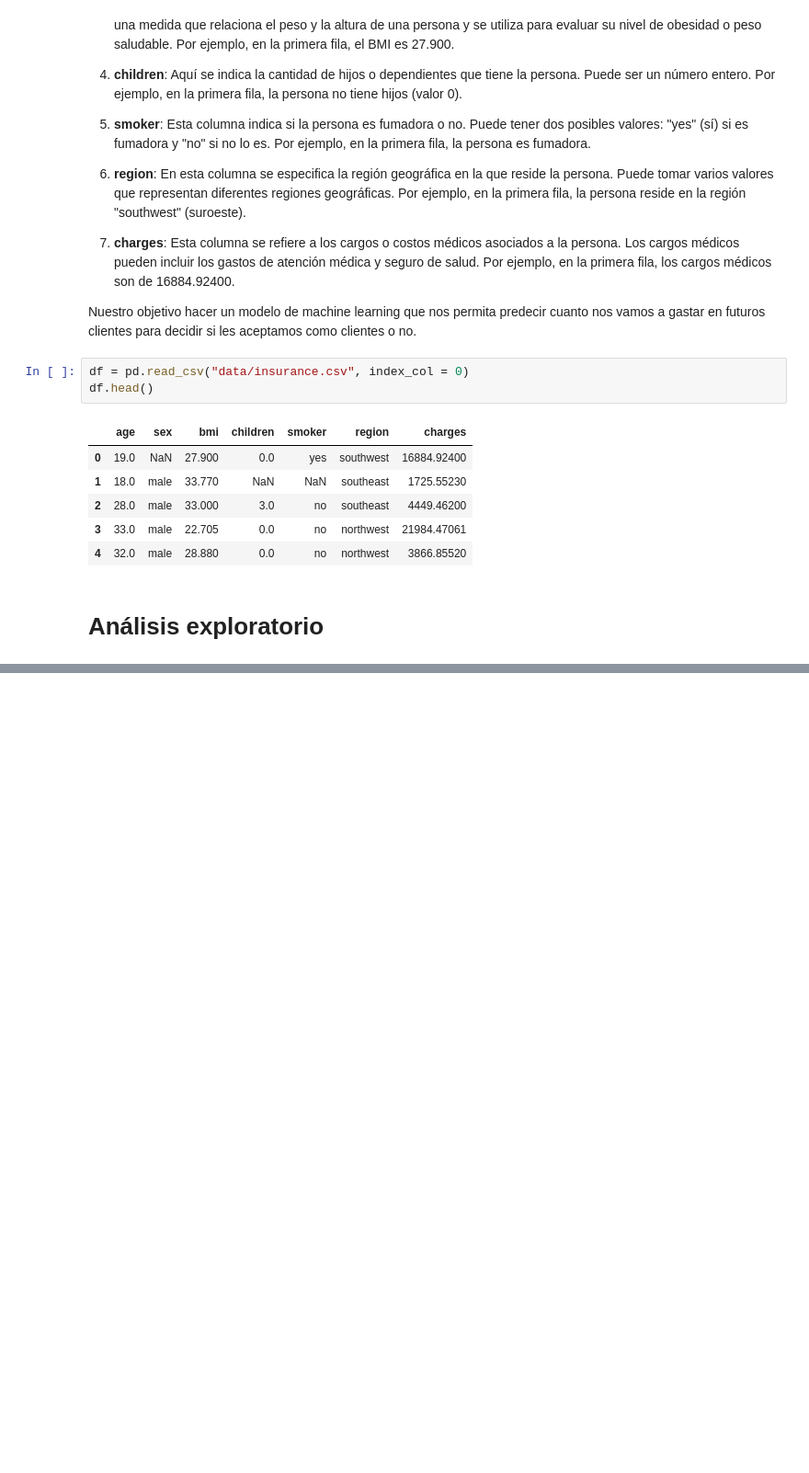
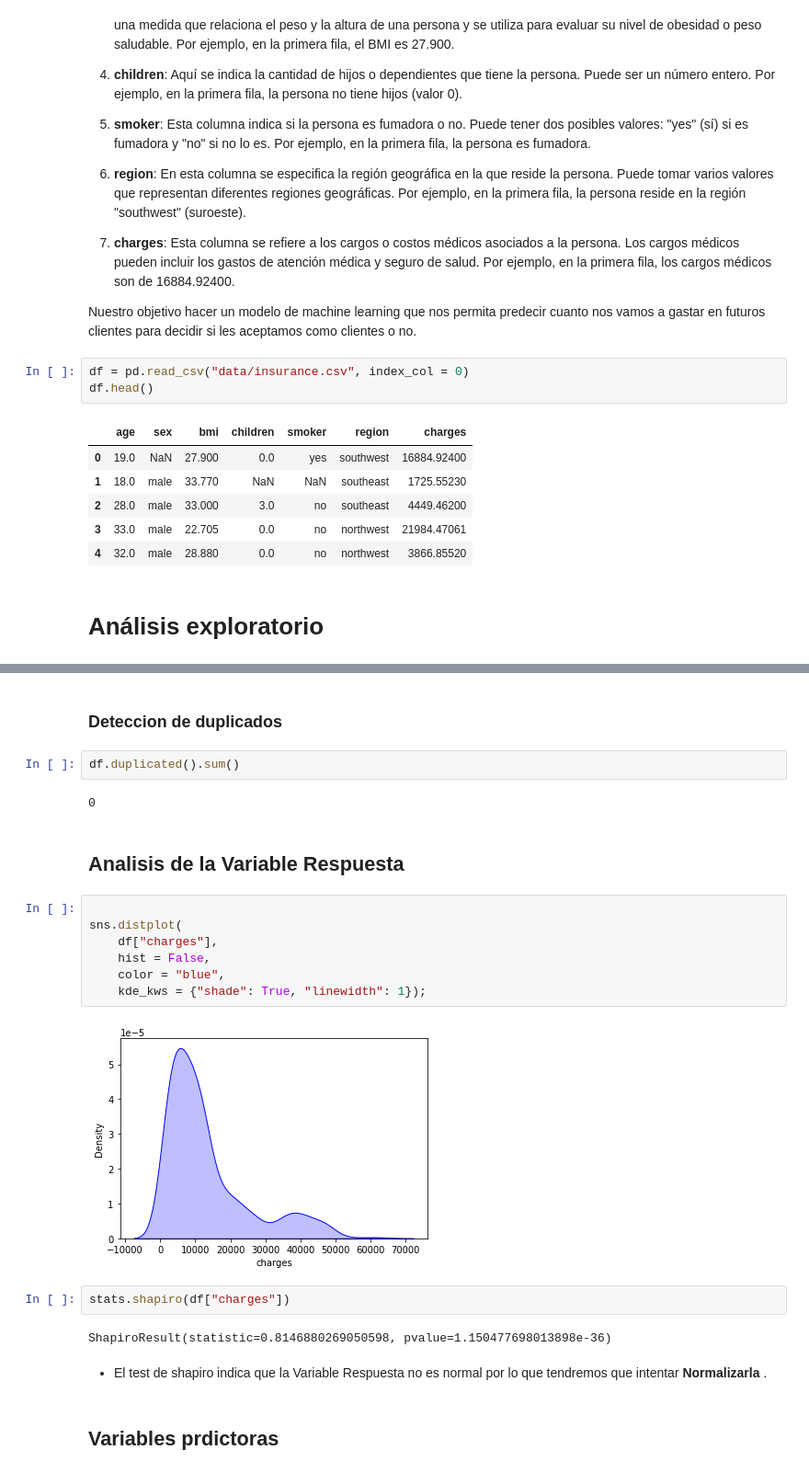
Before and after one commit to Ironhack-Data-Madrid-PartTime-May22/apuntes_clases, a Jupyter notebook: semana-16/16.2-Ejemplo_preprocesamiento.ipynb, the cells around one changed output, grey strips where cells are left out. Shown at 92% size. Drawn from its saved outputs; the diff is of its cells as text; blank space fills up the shorter version.

```diff
--- a/semana-16/16.2-Ejemplo_preprocesamiento.ipynb
+++ b/semana-16/16.2-Ejemplo_preprocesamiento.ipynb
@@ -87,0 +124,25 @@ df.head()
+# %% [markdown]
+### Deteccion de duplicados
+# %%
+df.duplicated().sum()
+# %% [output]
+0
+# %% [markdown]
+## Analisis de la Variable Respuesta
+# %%
+
+sns.distplot(
+    df["charges"],
+    hist = False,
+    color = "blue",
+    kde_kws = {"shade": True, "linewidth": 1});
+# %% [output]
+[figure, added]
+# %%
+stats.shapiro(df["charges"])
+# %% [output]
+ShapiroResult(statistic=0.8146880269050598, pvalue=1.150477698013898e-36)
+# %% [markdown]
+- El test de shapiro indica que la Variable Respuesta no es normal por lo que tendremos que intentar **Normalizarla** .
+# %% [markdown]
+## Variables prdictoras
```
Also changed, not shown: parts of 40 cells of this notebook.
